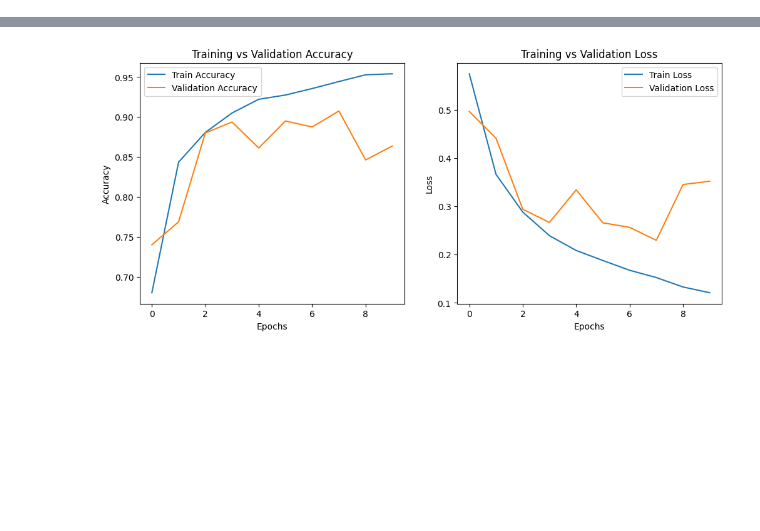
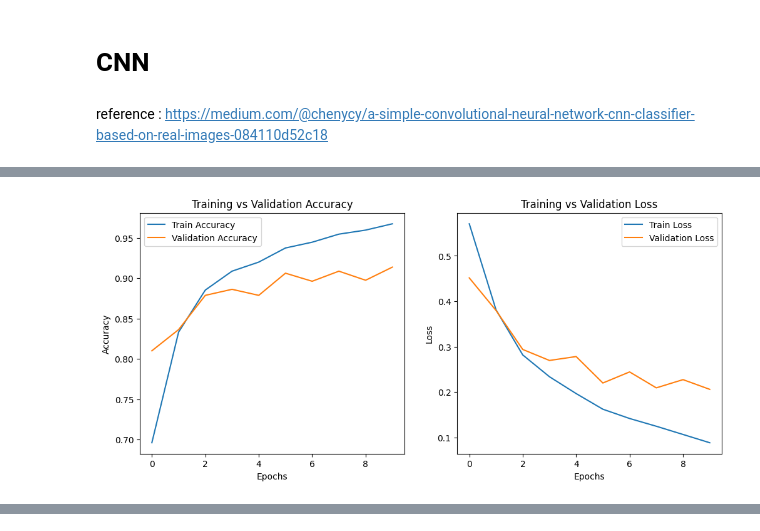
Before and after one commit to Shontom6/ML_Algorithms, a Jupyter notebook: CNN/CNN.ipynb, the cells around one changed output, grey strips where cells are left out. Cells and saved outputs as stored; diff of their text form; code cells hidden in the pictures; blank space fills up the shorter version.

```diff
--- a/CNN/CNN.ipynb
+++ b/CNN/CNN.ipynb
@@ -1,5 +1,9 @@
 # %% [markdown]
 <a href="https://colab.research.google.com/github/Shontom6/ML_Algorithms/blob/main/CNN.ipynb" target="_parent"><img src="https://colab.research.google.com/assets/colab-badge.svg" alt="Open In Colab"/></a>
+# %% [markdown]
+# CNN
+# %% [markdown]
+reference : https://medium.com/@chenycy/a-simple-convolutional-neural-network-cnn-classifier-based-on-real-images-084110d52c18
 # %%
 import tensorflow as tf
 from tensorflow import keras
@@ -22,7 +26,7 @@ train_datagen = ImageDataGenerator(
 train_generator = train_datagen.flow_from_directory(
     dataset_path,
     target_size=(150, 150),
-    batch_size=32,
+    batch_size=20,
     class_mode='binary',
     subset='training'
 )
@@ -30,22 +34,22 @@ train_generator = train_datagen.flow_from_directory(
 validation_generator = train_datagen.flow_from_directory(
     dataset_path,
     target_size=(150, 150),
-    batch_size=32,
+    batch_size=20,
     class_mode='binary',
     subset='validation'
 )
 
 # Build CNN model
 model = keras.Sequential([
-    layers.Conv2D(32, (3, 3), activation='relu', input_shape=(150, 150, 3)),
-    layers.MaxPooling2D((2, 2)),
-    layers.Conv2D(64, (3, 3), activation='relu'),
-    layers.MaxPooling2D((2, 2)),
-    layers.Conv2D(128, (3, 3), activation='relu'),
-    layers.MaxPooling2D((2, 2)),
-    layers.Flatten(),
-    layers.Dense(128, activation='relu'),
-    layers.Dense(1, activation='sigmoid')  # Binary classification (Car or Bike)
+    tf.keras.layers.Conv2D(16, (3,3), activation='relu', input_shape=(150, 150, 3)),
+      tf.keras.layers.MaxPooling2D(2,2),
+      tf.keras.layers.Conv2D(32, (3,3), activation='relu'),
+      tf.keras.layers.MaxPooling2D(2,2),
+      tf.keras.layers.Conv2D(64, (3,3), activation='relu'),
+      tf.keras.layers.MaxPooling2D(2,2),
+      tf.keras.layers.Flatten(),
+      tf.keras.layers.Dense(512, activation='relu'),
+      tf.keras.layers.Dense(1, activation='sigmoid')  # Binary classification (Car or Bike)
 ])
 
 # Compile model
@@ -86,0 +105 @@ Epoch 1/10
+[figure, new version]
@@ -107 +106,0 @@ Epoch 10/10
-[figure, old version]
```
Also changed, not shown: parts of 1 cell of this notebook, 9 other files.
